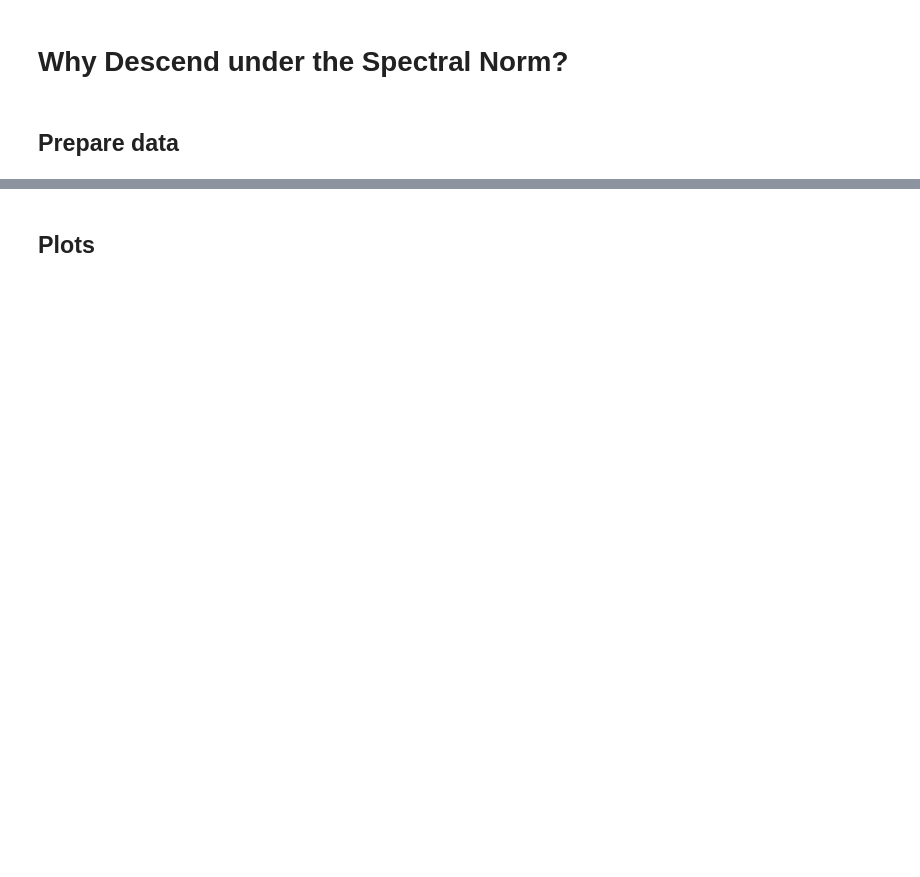
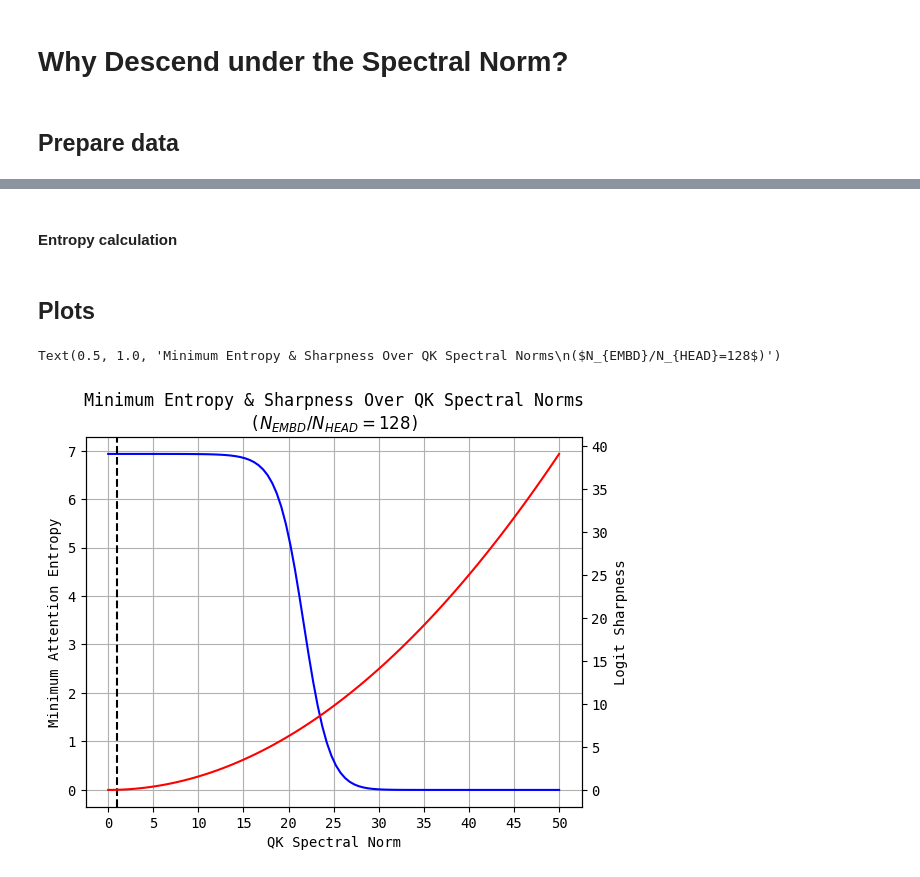
Before and after one commit to leloykun/modded-nanogpt, a Jupyter notebook: records/112124_AttentionLogitSoftcapping/entropy_analysis.ipynb, the cells around one changed output, grey strips where cells are left out. Cells and saved outputs as stored; diff of their text form; code cells hidden in the pictures; blank space fills up the shorter version.

```diff
--- a/records/112124_AttentionLogitSoftcapping/entropy_analysis.ipynb
+++ b/records/112124_AttentionLogitSoftcapping/entropy_analysis.ipynb
@@ -13,9 +14,11 @@ plt.rcParams["font.family"] = "monospace"
 NUM_DEVICES = 8
 BATCH_PER_DEVICE = 1
 SEQ_LEN = 64 * 1024
+WINDOW_LEN = 1024
 N_EMBD = 768
 N_HEAD = 6
 N_LAYERS = 12
+N = N_EMBD / N_HEAD
 
 NUM_ITERATIONS = 1825
 VAL_LOSS_EVERY = 125
@@ -90 +99,13 @@ $$H_{min} = \log{D} - (N-1)\frac{q}{D}\log{q}$$
+# %% [markdown]
+#### Entropy calculation
+# %%
+def calc_min_entropy_from_sharpness_(sharpness):
+    # One logit attains maximum value, all others attain minimum value
+    q = sp.exp(-sharpness)
+    D = 1 + (WINDOW_LEN - 1) * q
+    H_min = sp.log(D) - (WINDOW_LEN - 1) * (q / D) * sp.log(q)
+    return H_min
+
+
+calc_min_entropy_from_sharpness = sp.lambdify(sp.symbols("sharpness"), calc_min_entropy_from_sharpness_(sp.symbols("sharpness")), "numpy")
 # %%
@@ -99,0 +125,24 @@ H_min = np.log(D) - (N - 1) * (q / D) * np.log(q)
+# %%
+init_spec_norm = np.linspace(0, 50, 100)
+init_sharpness = (2 / (N_EMBD / N_HEAD)) * init_spec_norm**2
+init_min_entropy = calc_min_entropy_from_sharpness(init_sharpness)
+
+fig, ax1 = plt.subplots()
+
+ax1.set_xlabel("QK Spectral Norm")
+ax1.set_xticks(np.linspace(0, 50, 11))
+
+# left y-axis
+sns.lineplot(x=init_spec_norm, y=init_min_entropy, ax=ax1, color="blue")
+ax1.set_ylabel("Minimum Attention Entropy")
+ax1.grid(True)
+plt.axvline(x=1, color="black", linestyle="--")
+# right y-axis
+ax2 = ax1.twinx()
+sns.lineplot(x=init_spec_norm, y=init_sharpness, ax=ax2, color="red")
+ax2.set_ylabel("Logit Sharpness")
+
+plt.title("Minimum Entropy & Sharpness Over QK Spectral Norms\n($N_{EMBD}/N_{HEAD}=128$)")
+# %% [output]
+Text(0.5, 1.0, 'Minimum Entropy & Sharpness Over QK Spectral Norms\n($N_{EMBD}/N_{HEAD}=128$)')
+[figure, added]
```
Also changed, not shown: parts of 24 cells of this notebook, 5 other files.
